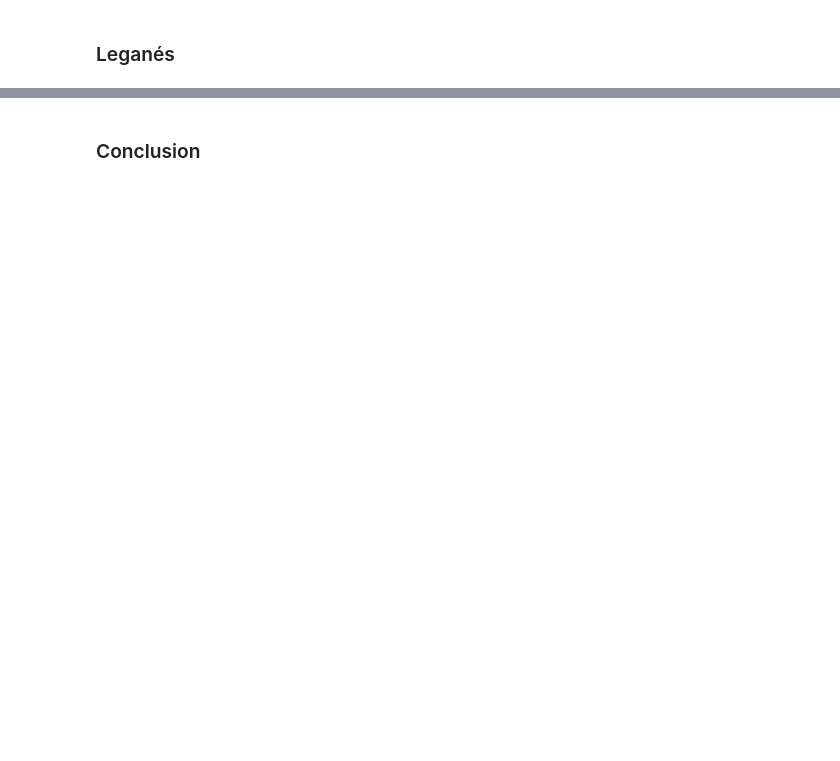
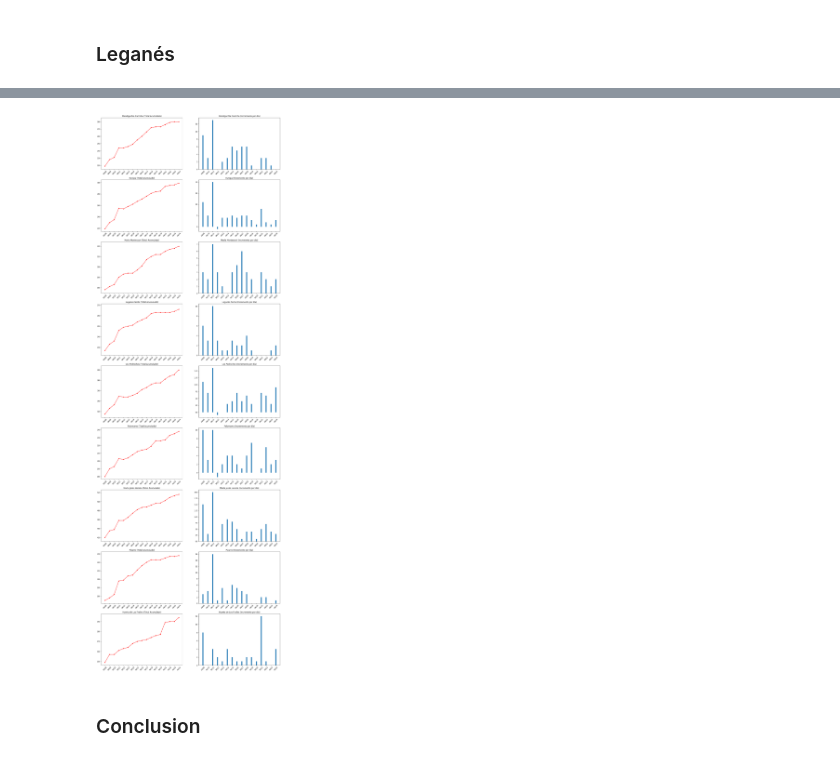
Before and after one commit to giorbernal/covidmadrid, a Jupyter notebook: ZonesDetail.ipynb, the cells around one changed output, grey strips where cells are left out. Saved outputs shown, nothing was run; the diff lists cells and outputs as text; code cells hidden in the pictures; blank space fills up the shorter version.

```diff
--- a/ZonesDetail.ipynb
+++ b/ZonesDetail.ipynb
@@ -37,2 +42,6 @@ TODO
+# %%
+plotPlaces(df, health_zones_leganes, agg_factor=1, dataset='zonas')
+# %% [output]
+[figure, added]
 # %% [markdown]
 ### Conclusion
```
Also changed, not shown: parts of 6 cells of this notebook, 3 other files.
